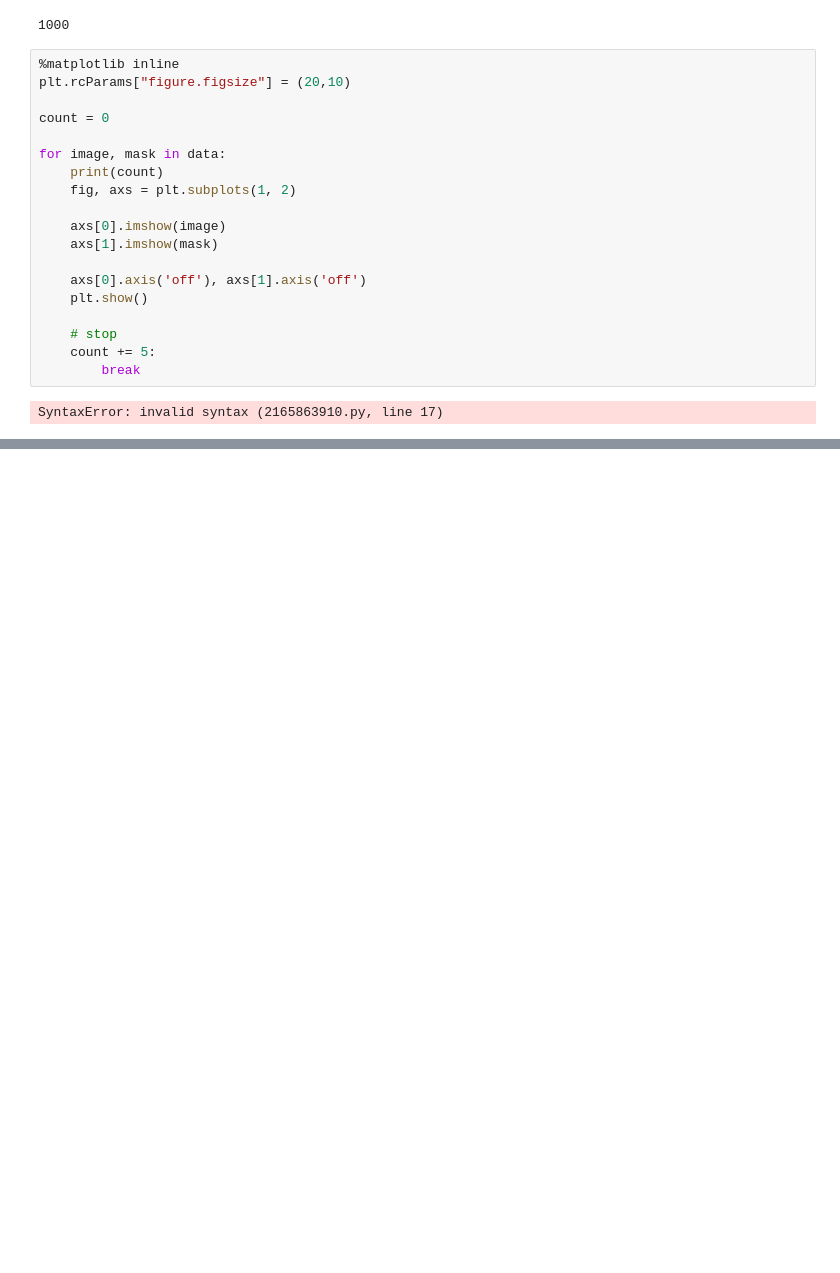
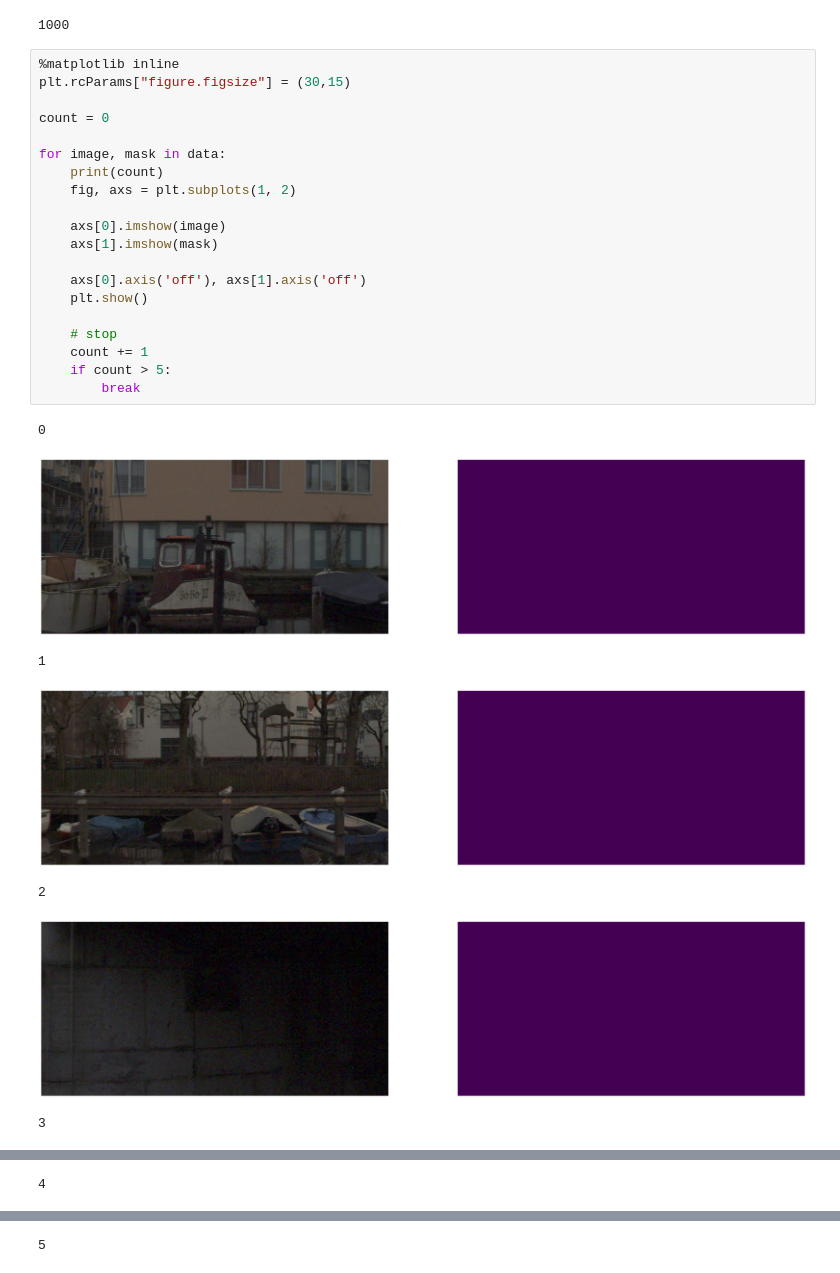
Before and after one commit to Amsterdam-Internships/Fence-Detection, a Jupyter notebook: notebooks/test-spectrum-annotations.ipynb, the cells around one changed output, grey strips where cells are left out. Cells and saved outputs as stored; diff of their text form; blank space fills up the shorter version.

```diff
--- a/notebooks/test-spectrum-annotations.ipynb
+++ b/notebooks/test-spectrum-annotations.ipynb
@@ -24,22 +24,29 @@ len(data)
 1000
 # %%
 %matplotlib inline
-plt.rcParams["figure.figsize"] = (20,10)
+plt.rcParams["figure.figsize"] = (30,15)
 
 count = 0
 
 for image, mask in data:
     print(count)
     fig, axs = plt.subplots(1, 2)
 
     axs[0].imshow(image)
     axs[1].imshow(mask)
 
     axs[0].axis('off'), axs[1].axis('off')
     plt.show()
 
     # stop
-    count += 5:
+    count += 1
+    if count > 5:
         break
 # %% [output]
-SyntaxError: invalid syntax (2165863910.py, line 17)
+0
+[figure, added]
+1
+[figure, added]
+2
+[figure, added]
+3
@@ -45,0 +54 @@ SyntaxError: invalid syntax (2165863910.py, line 17)
+4
@@ -45,0 +56 @@ SyntaxError: invalid syntax (2165863910.py, line 17)
+5
```
Also changed, not shown: parts of 2 cells of this notebook, 4 other files.
